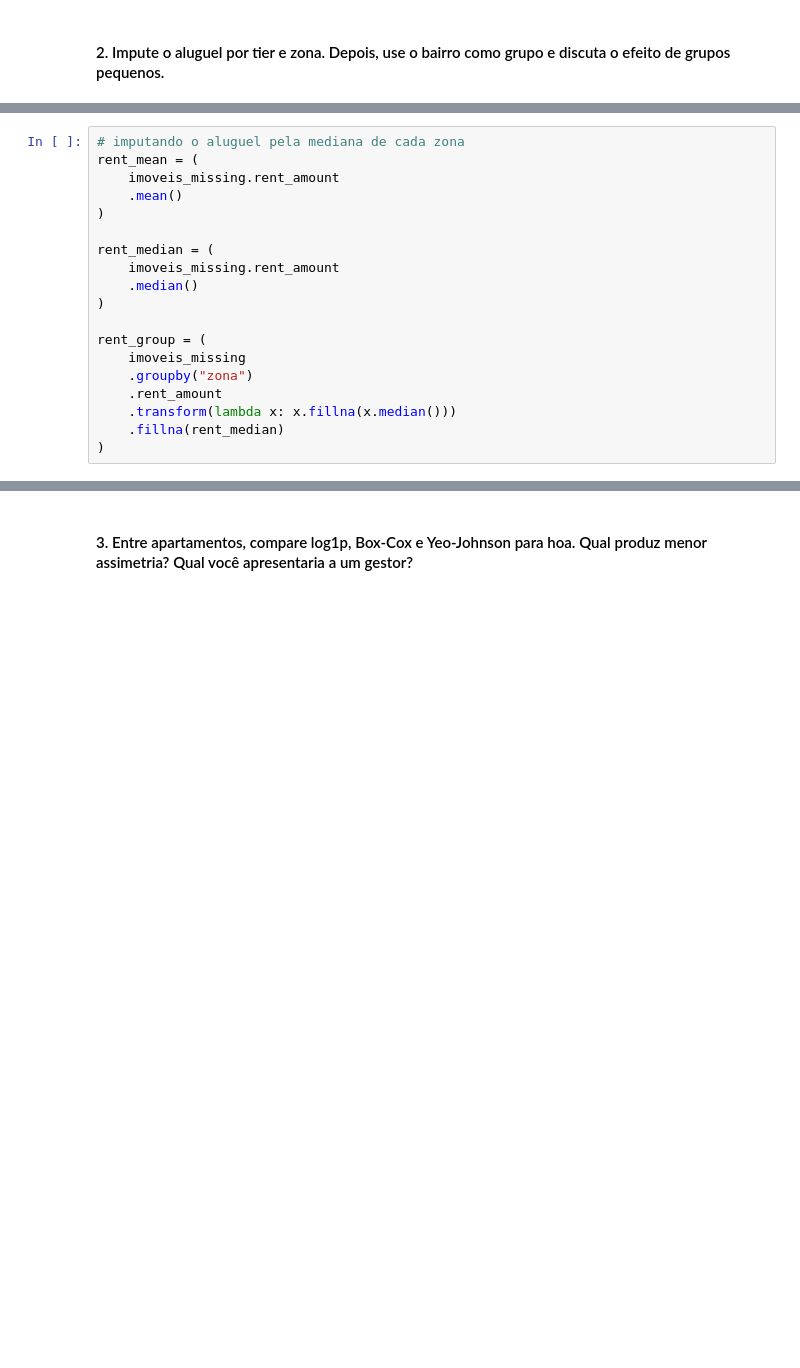
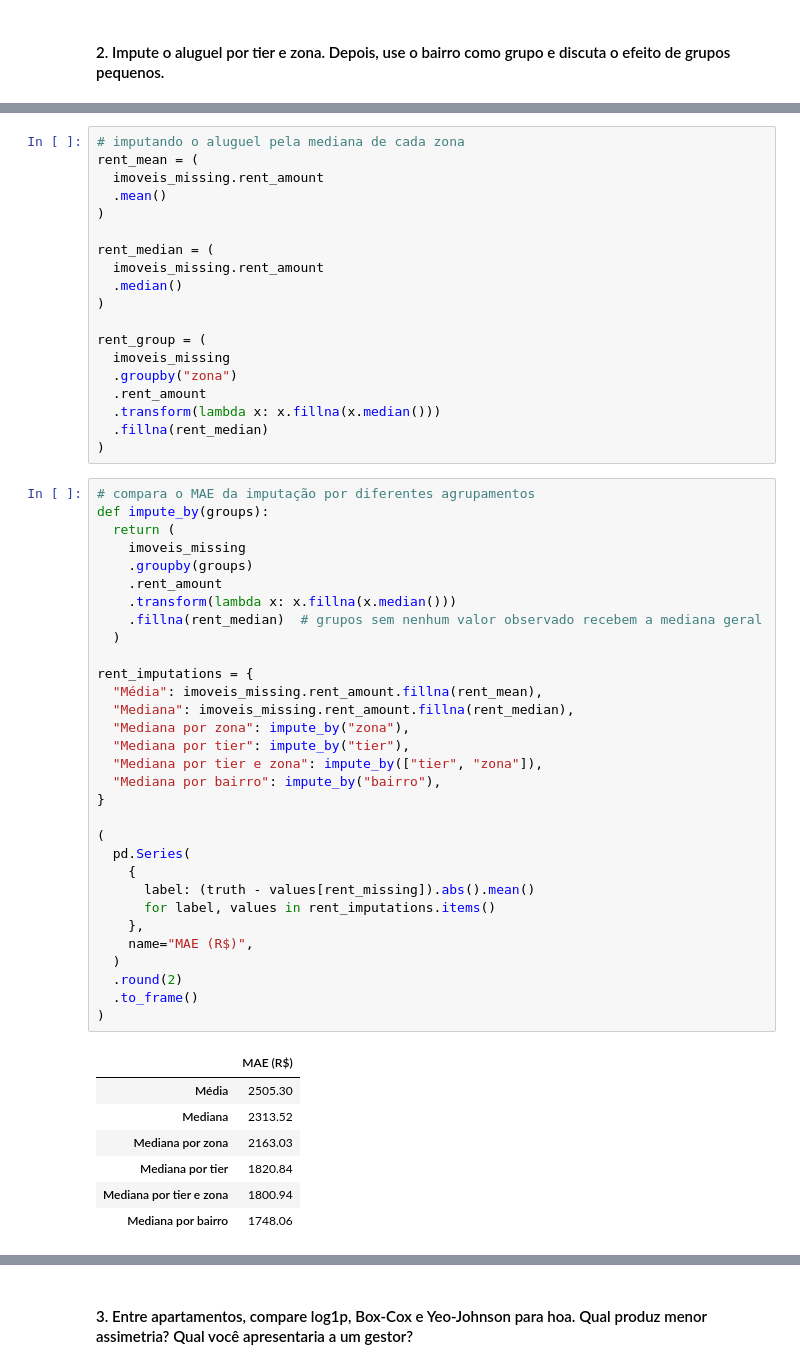
Before and after one commit to helena-varela/ciencia-de-dados, a Jupyter notebook: Unidade_02/Aula_06/aula_06.ipynb, the cells around one changed output, grey strips where cells are left out. Saved outputs shown, nothing was run; the diff lists cells and outputs as text; blank space fills up the shorter version.

```diff
--- a/Unidade_02/Aula_06/aula_06.ipynb
+++ b/Unidade_02/Aula_06/aula_06.ipynb
@@ -646,19 +652,58 @@ rent_group = (
 # %%
 # imputando o aluguel pela mediana de cada zona
 rent_mean = (
-    imoveis_missing.rent_amount
-    .mean()
+  imoveis_missing.rent_amount
+  .mean()
 )
 
 rent_median = (
-    imoveis_missing.rent_amount
-    .median()
+  imoveis_missing.rent_amount
+  .median()
 )
 
 rent_group = (
-    imoveis_missing
-    .groupby("zona")
-    .rent_amount
-    .transform(lambda x: x.fillna(x.median()))
-    .fillna(rent_median)
+  imoveis_missing
+  .groupby("zona")
+  .rent_amount
+  .transform(lambda x: x.fillna(x.median()))
+  .fillna(rent_median)
 )
+# %%
+# compara o MAE da imputação por diferentes agrupamentos
+def impute_by(groups):
+  return (
+    imoveis_missing
+    .groupby(groups)
+    .rent_amount
+    .transform(lambda x: x.fillna(x.median()))
+    .fillna(rent_median)  # grupos sem nenhum valor observado recebem a mediana geral
+  )
+
+rent_imputations = {
+  "Média": imoveis_missing.rent_amount.fillna(rent_mean),
+  "Mediana": imoveis_missing.rent_amount.fillna(rent_median),
+  "Mediana por zona": impute_by("zona"),
+  "Mediana por tier": impute_by("tier"),
+  "Mediana por tier e zona": impute_by(["tier", "zona"]),
+  "Mediana por bairro": impute_by("bairro"),
+}
+
+(
+  pd.Series(
+    {
+      label: (truth - values[rent_missing]).abs().mean()
+      for label, values in rent_imputations.items()
+    },
+    name="MAE (R$)",
+  )
+  .round(2)
+  .to_frame()
+)
+# %% [output]
+|  | MAE (R$) |
+| Média | 2505.30 |
+| Mediana | 2313.52 |
+| Mediana por zona | 2163.03 |
+| Mediana por tier | 1820.84 |
+| Mediana por tier e zona | 1800.94 |
+| Mediana por bairro | 1748.06 |
```
Also changed, not shown: parts of 11 cells of this notebook.
